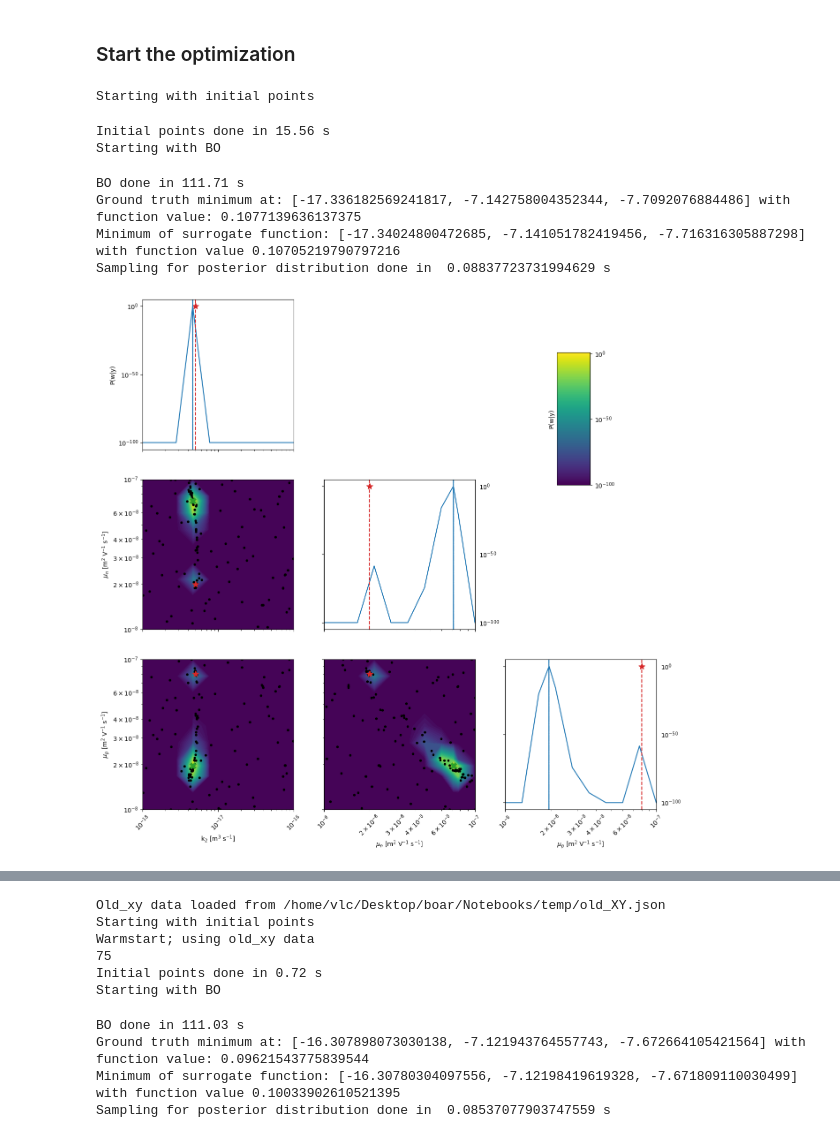
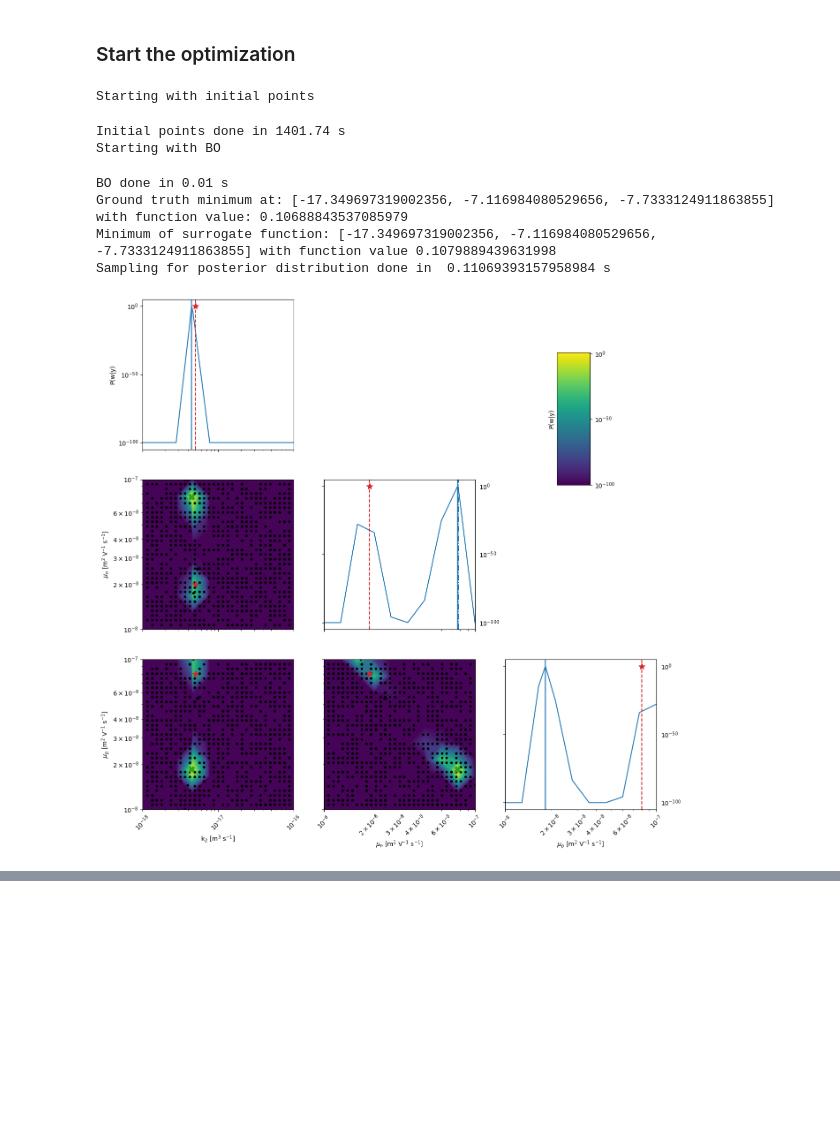
Before and after one commit to i-MEET/boar, a Jupyter notebook: Notebooks/DD_Fit_fake_OPV.ipynb, the cells around one changed output, grey strips where cells are left out. Drawn from its saved outputs; the diff is of its cells as text; code cells hidden in the pictures; blank space fills up the shorter version.

```diff
--- a/Notebooks/DD_Fit_fake_OPV.ipynb
+++ b/Notebooks/DD_Fit_fake_OPV.ipynb
@@ -95,7 +95,7 @@ if check_SIMsalabim_input:
 In the next block we create some fake data with some random noise and plot it.
 # %%
 # # create some fake data
-Nc = 2 # number of fake datasets
+Nc = 1 # number of fake datasets
 V = np.linspace(0,1,100) # voltage
 Gfrac = np.asarray([0.01,0.5,1]) # Gfrac, i.e. light intensity
 
@@ -145,7 +145,7 @@ mo = MultiObjectiveOptimizer(params=params,res_dir=res_dir) # instantiate the op
 
 n_jobs = 4
 n_jobs_init = 25
-n_yscale=20
+n_yscale=2
 n_initial_points = 60
 n_BO = 60
 n_BO_warmstart = 60
@@ -160,11 +160,11 @@ for ii,y in enumerate(ys):
     mo.SaveOldXY2file = os.path.join(res_dir,'old_XY.json') # path to the file where old points are saved
     mo.Path2OldXY = os.path.join(res_dir,'old_XY.json') # path to the file where old points are saved
 
-    kwargs = {'check_improvement':'relax','max_loop_no_improvement':10,'xtol':1e-3,'ftol':1e-3}
+    kwargs = {'check_improvement':'relax','max_loop_no_improvement':10,'xtol':1e-3,'ftol':1e-3,'initial_point_generator':'grid'}
     kwargs_posterior = {'Nres':10,'gaussfilt':3,'logscale':True,'vmin':1e-100,'zoom':0,'min_prob':1e-40,'clear_axis':False,'True_values':True_vals[ii],'show_points':True,'savefig':False,'figname':'param_posterior'+str(ii),'full_grid':True,'randomize':False}
     kwargs_plot_obj = {'zscale':'linear'}
 
-    r = mo.optimize_sko_parallel(n_jobs=n_jobs,n_yscale=n_yscale, n_BO=n_BO, n_initial_points = n_initial_points,n_BO_warmstart=n_BO_warmstart,n_jobs_init=n_jobs_init,kwargs=kwargs,verbose=False,loss='linear',threshold=1000,base_estimator = 'GP',show_objective_func=False,show_posterior=True,kwargs_posterior = kwargs_posterior,kwargs_plot_obj=kwargs_plot_obj)
+    r = mo.optimize_sko_parallel(n_jobs=n_jobs,n_yscale=n_yscale, n_BO=n_BO, n_initial_points = n_initial_points,n_BO_warmstart=n_BO_warmstart,n_jobs_init=n_jobs_init,kwargs=kwargs,verbose=False,loss='linear',threshold=1000,base_estimator = 'GP',show_objective_func=False,show_posterior=True,kwargs_posterior = kwargs_posterior,kwargs_plot_obj=kwargs_plot_obj,)
     pf.append(deepcopy(mo.params)) # collects optimized fitparameters
     rrr = r['r'] # the results dict of the last optimizer.tell()
 
@@ -191,36 +191,36 @@ for ii,y in enumerate(ys):
         fit_results.append(data)
 
     # prepare the data for saving
     param_dict = dda.get_param_dict(mo.params) # get fitparameters (and fixed ones) as dict
     pout = [[f'{v:.3E}' if isinstance(v,float) else v for _,v in pp.items()] for pp in param_dict] # convert to list of lists
 
     save_output = False
     if save_output:
         # produce output excel file with data, fitparameters and FOMs
         fn_xlsx = 'fits_results.xlsx'
         namecols = X_dimensions + ['Jexp','Jfit']
         # delete old file if it exists
         if os.path.exists(os.path.join(res_dir,fn_xlsx)):
             os.remove(os.path.join(res_dir,fn_xlsx))
 
         with pd.ExcelWriter(os.path.join(res_dir,fn_xlsx), mode='w') as writer:
             for i,t in enumerate(mo.targets):
                 if 'target_name' in t.keys():
                     tname = t['target_name']
                 else:
                     tname = 'data'
                 namecols = X_dimensions + [tname+'_exp',tname+'_fit']
                 df = pd.DataFrame(fit_results[i],columns=namecols)
                 df.to_excel(writer, sheet_name = tname+f'_{i}')
 
             df = pd.DataFrame(pout,columns=[k for k in param_dict[0].keys()])
             df.to_excel(writer, sheet_name = f'params')
 # %% [output]
 Starting with initial points
-Initial points done in 15.56 s
+Initial points done in 1401.74 s
 Starting with BO
-BO done in 111.71 s
-Ground truth minimum at: [-17.336182569241817, -7.142758004352344, -7.7092076884486] with function value: 0.1077139636137375
-Minimum of surrogate function: [-17.34024800472685, -7.141051782419456, -7.716316305887298] with function value 0.10705219790797216
-Sampling for posterior distribution done in  0.08837723731994629 s
+BO done in 0.01 s
+Ground truth minimum at: [-17.349697319002356, -7.116984080529656, -7.7333124911863855] with function value: 0.10688843537085979
+Minimum of surrogate function: [-17.349697319002356, -7.116984080529656, -7.7333124911863855] with function value 0.1079889439631998
+Sampling for posterior distribution done in  0.11069393157958984 s
-[figure, old version]
+[figure, new version]
@@ -228,10 +227,0 @@ Sampling for posterior distribution done in  0.08837723731994629 s
-Old_xy data loaded from /home/vlc/Desktop/boar/Notebooks/temp/old_XY.json
-Starting with initial points
-Warmstart; using old_xy data
-75
-Initial points done in 0.72 s
-Starting with BO
-BO done in 111.03 s
-Ground truth minimum at: [-16.307898073030138, -7.121943764557743, -7.672664105421564] with function value: 0.09621543775839544
-Minimum of surrogate function: [-16.30780304097556, -7.12198419619328, -7.671809110030499] with function value 0.10033902610521395
-Sampling for posterior distribution done in  0.08537077903747559 s
```
Also changed, not shown: parts of 3 cells of this notebook, 9 other files.
